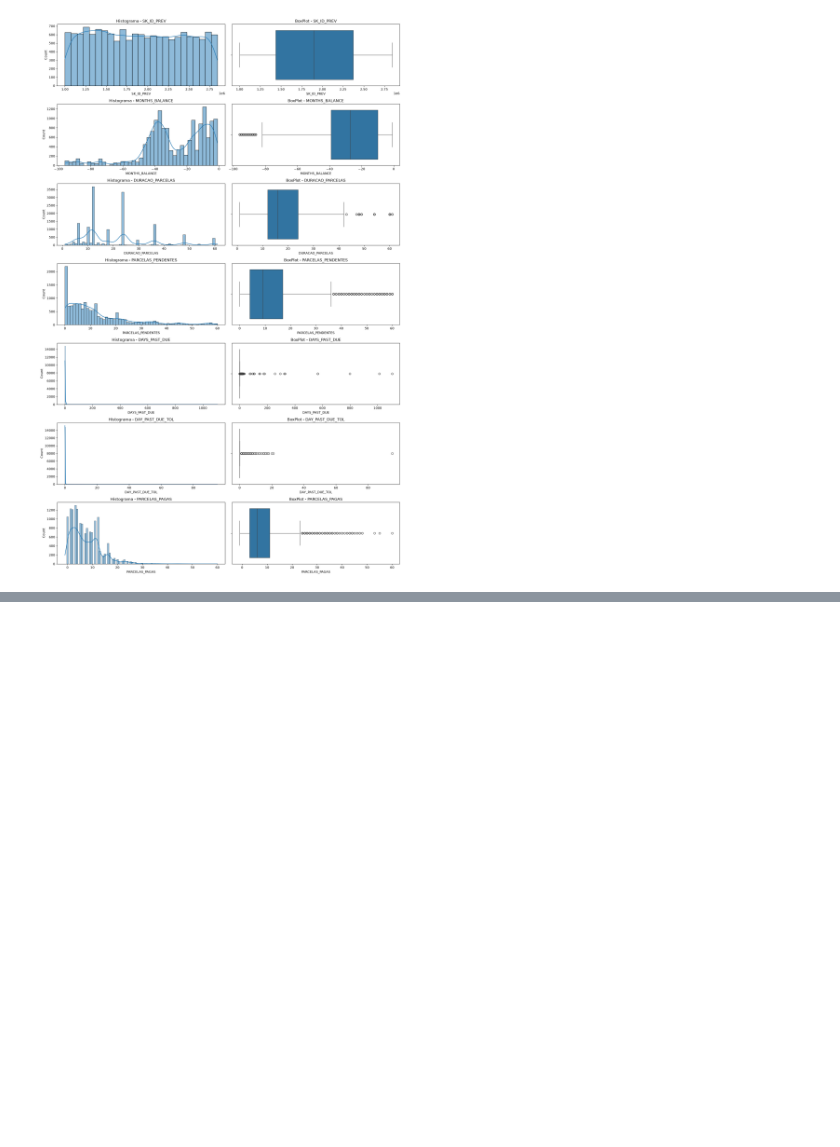
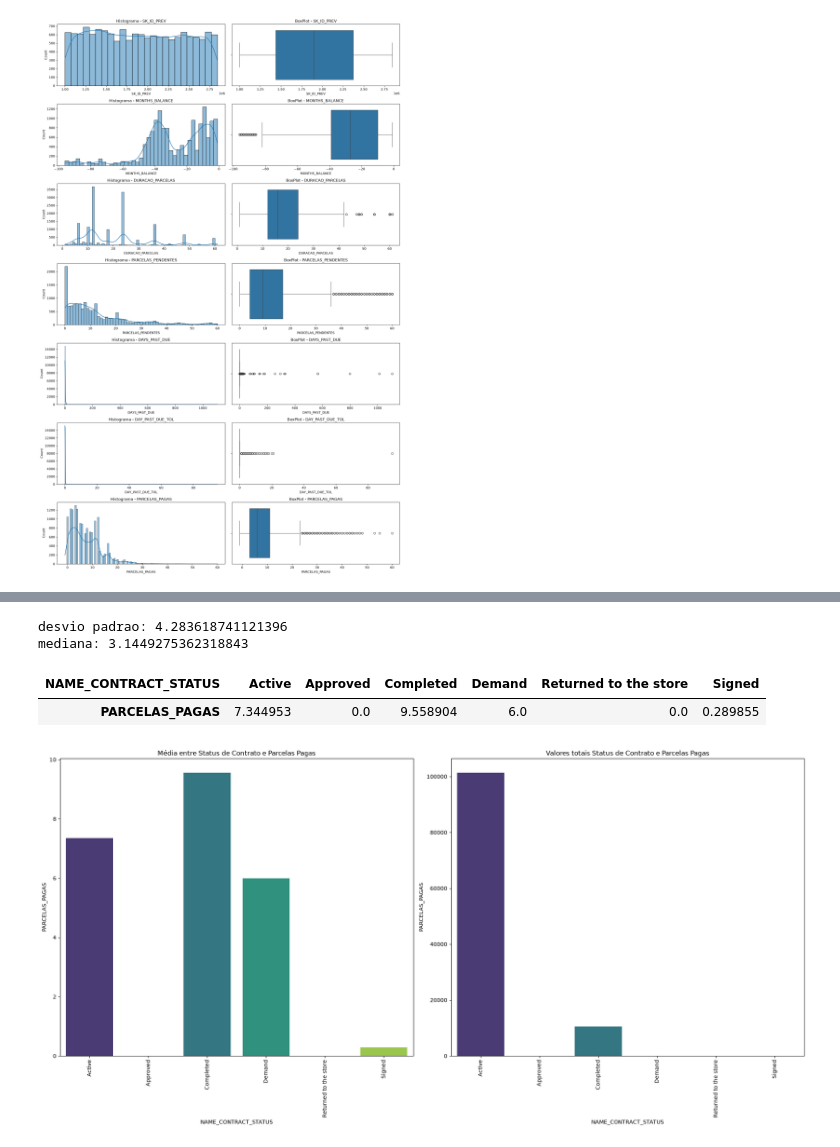
Before and after one commit to WesleySouza13/Home-Credit-Default-Risk, a Jupyter notebook: notebooks/EDA.ipynb, the cells around one changed output, grey strips where cells are left out. Drawn from its saved outputs; the diff is of its cells as text; code cells hidden in the pictures; blank space fills up the shorter version.

Commit message:
analise de aplicaçao de credito

```diff
--- a/notebooks/EDA.ipynb
+++ b/notebooks/EDA.ipynb
@@ -530,0 +497,9 @@ plot_cat_num_features(df_credit)
+# %%
+# status do contrato e parcelas pagas
+plot_groupby(df_credit, 'NAME_CONTRACT_STATUS', 'PARCELAS_PAGAS', 'Status de Contrato e Parcelas Pagas').plot_mean()
+# %% [output]
+desvio padrao: 4.283618741121396
+mediana: 3.1449275362318843
+| NAME_CONTRACT_STATUS | Active | Approved | Completed | Demand | Returned to the store | Signed |
+| PARCELAS_PAGAS | 7.344953 | 0.0 | 9.558904 | 6.0 | 0.0 | 0.289855 |
+[figure, added]
```
Also changed, not shown: parts of 12 cells of this notebook, 1 other file.
